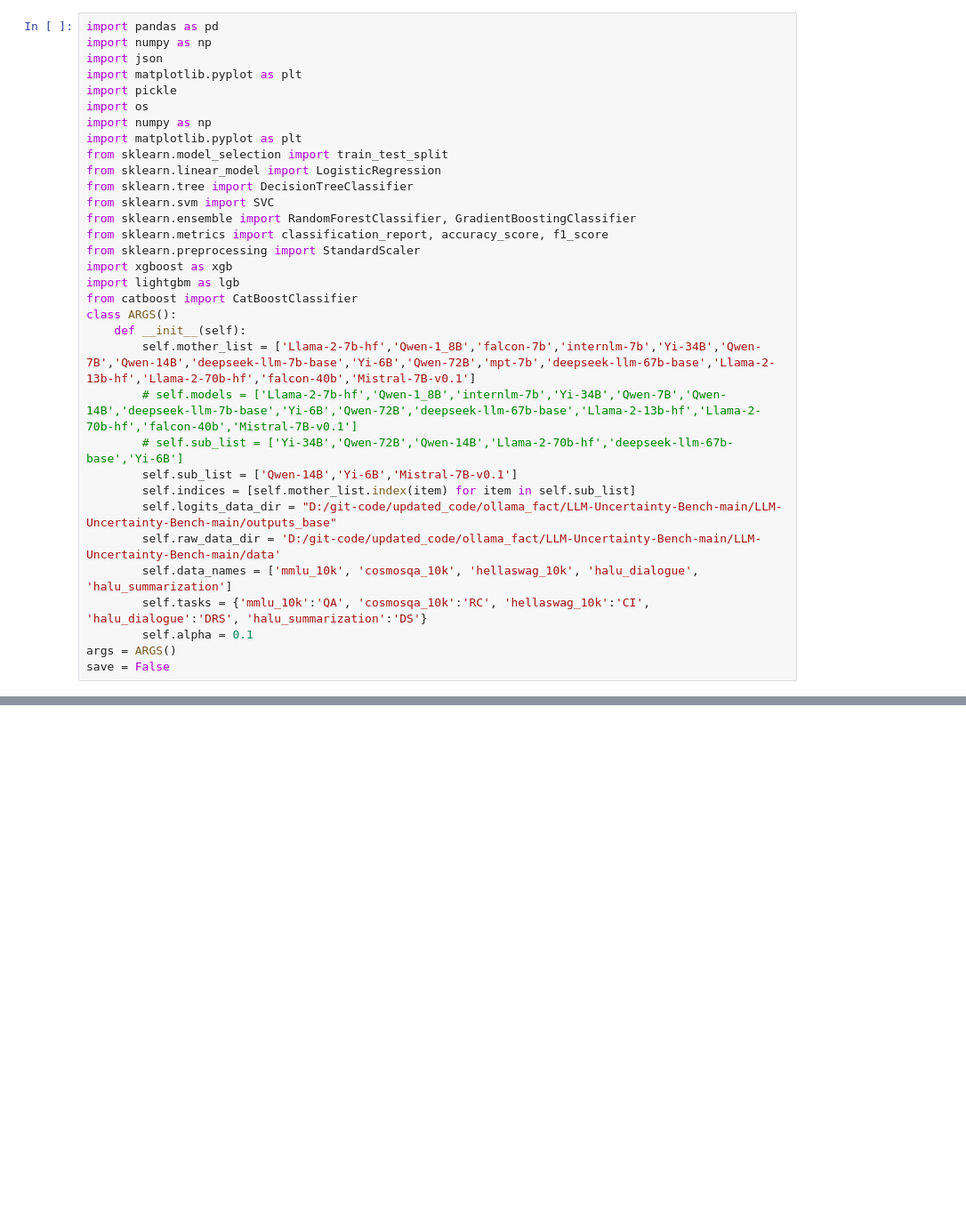
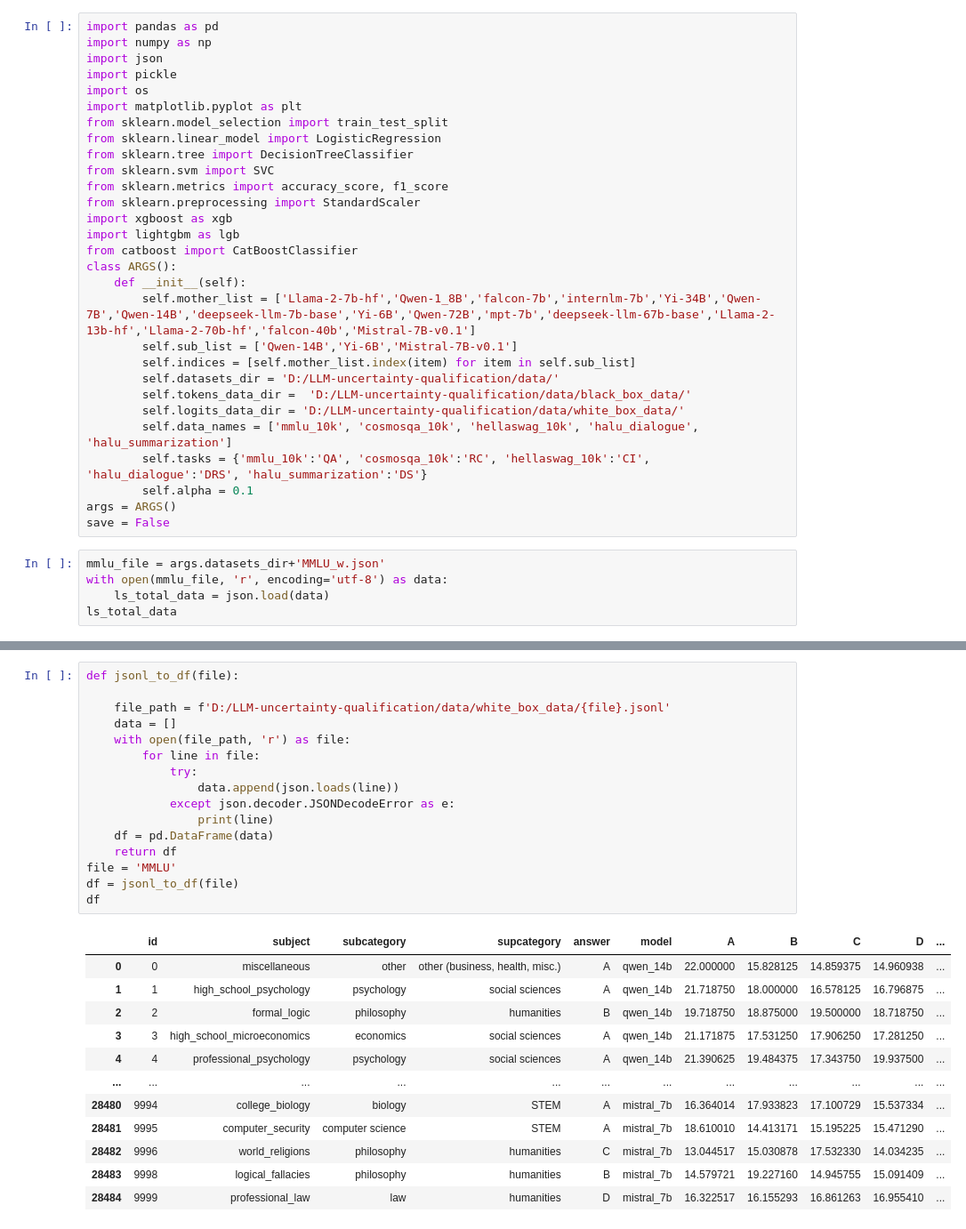
Before and after one commit to newyuser/LLM-uncertainty-qualification, a Jupyter notebook: code/combination_logits_token_w.ipynb, the cells around one changed output, grey strips where cells are left out. Shown at 89% size. Drawn from its saved outputs; the diff is of its cells as text; blank space fills up the shorter version.

```diff
--- a/code/combination_logits_token_w.ipynb
+++ b/code/combination_logits_token_w.ipynb
@@ -2,17 +2,14 @@
 import pandas as pd
 import numpy as np
 import json
-import matplotlib.pyplot as plt
 import pickle
 import os
-import numpy as np
 import matplotlib.pyplot as plt
 from sklearn.model_selection import train_test_split
 from sklearn.linear_model import LogisticRegression
 from sklearn.tree import DecisionTreeClassifier
 from sklearn.svm import SVC
-from sklearn.ensemble import RandomForestClassifier, GradientBoostingClassifier
-from sklearn.metrics import classification_report, accuracy_score, f1_score
+from sklearn.metrics import accuracy_score, f1_score
 from sklearn.preprocessing import StandardScaler
 import xgboost as xgb
 import lightgbm as lgb
@@ -20,14 +17,18 @@ from catboost import CatBoostClassifier
 class ARGS():
     def __init__(self):
         self.mother_list = ['Llama-2-7b-hf','Qwen-1_8B','falcon-7b','internlm-7b','Yi-34B','Qwen-7B','Qwen-14B','deepseek-llm-7b-base','Yi-6B','Qwen-72B','mpt-7b','deepseek-llm-67b-base','Llama-2-13b-hf','Llama-2-70b-hf','falcon-40b','Mistral-7B-v0.1']
-        # self.models = ['Llama-2-7b-hf','Qwen-1_8B','internlm-7b','Yi-34B','Qwen-7B','Qwen-14B','deepseek-llm-7b-base','Yi-6B','Qwen-72B','deepseek-llm-67b-base','Llama-2-13b-hf','Llama-2-70b-hf','falcon-40b','Mistral-7B-v0.1']
-        # self.sub_list = ['Yi-34B','Qwen-72B','Qwen-14B','Llama-2-70b-hf','deepseek-llm-67b-base','Yi-6B']
         self.sub_list = ['Qwen-14B','Yi-6B','Mistral-7B-v0.1']
         self.indices = [self.mother_list.index(item) for item in self.sub_list]
-        self.logits_data_dir = "D:/git-code/updated_code/ollama_fact/LLM-Uncertainty-Bench-main/LLM-Uncertainty-Bench-main/outputs_base"
-        self.raw_data_dir = 'D:/git-code/updated_code/ollama_fact/LLM-Uncertainty-Bench-main/LLM-Uncertainty-Bench-main/data'
+        self.datasets_dir = 'D:/LLM-uncertainty-qualification/data/'
+        self.tokens_data_dir =  'D:/LLM-uncertainty-qualification/data/black_box_data/'
+        self.logits_data_dir = 'D:/LLM-uncertainty-qualification/data/white_box_data/'
         self.data_names = ['mmlu_10k', 'cosmosqa_10k', 'hellaswag_10k', 'halu_dialogue', 'halu_summarization']
         self.tasks = {'mmlu_10k':'QA', 'cosmosqa_10k':'RC', 'hellaswag_10k':'CI', 'halu_dialogue':'DRS', 'halu_summarization':'DS'}
         self.alpha = 0.1
 args = ARGS()
 save = False
+# %%
+mmlu_file = args.datasets_dir+'MMLU_w.json'
+with open(mmlu_file, 'r', encoding='utf-8') as data:
+    ls_total_data = json.load(data)
+ls_total_data
@@ -79,3 +136,32 @@ def uncertainty_acc_result(title, PUT_data, cal = False, plot_results = True, sa
     if plot_results:
         plot_accuracy(results, title, save)
     return results
+# %%
+def jsonl_to_df(file):
+
+    file_path = f'D:/LLM-uncertainty-qualification/data/white_box_data/{file}.jsonl'
+    data = []
+    with open(file_path, 'r') as file:
+        for line in file:
+            try:
+                data.append(json.loads(line))
+            except json.decoder.JSONDecodeError as e:
+                print(line)
+    df = pd.DataFrame(data)
+    return df
+file = 'MMLU'
+df = jsonl_to_df(file)
+df
+# %% [output]
+|  | id | subject | subcategory | supcategory | answer | model | A | B | C | D | ... |
+| 0 | 0 | miscellaneous | other | other (business, health, misc.) | A | qwen_14b | 22.000000 | 15.828125 | 14.859375 | 14.960938 | ... |
+| 1 | 1 | high_school_psychology | psychology | social sciences | A | qwen_14b | 21.718750 | 18.000000 | 16.578125 | 16.796875 | ... |
+| 2 | 2 | formal_logic | philosophy | humanities | B | qwen_14b | 19.718750 | 18.875000 | 19.500000 | 18.718750 | ... |
+| 3 | 3 | high_school_microeconomics | economics | social sciences | A | qwen_14b | 21.171875 | 17.531250 | 17.906250 | 17.281250 | ... |
+| 4 | 4 | professional_psychology | psychology | social sciences | A | qwen_14b | 21.390625 | 19.484375 | 17.343750 | 19.937500 | ... |
+| ... | ... | ... | ... | ... | ... | ... | ... | ... | ... | ... | ... |
+| 28480 | 9994 | college_biology | biology | STEM | A | mistral_7b | 16.364014 | 17.933823 | 17.100729 | 15.537334 | ... |
+| 28481 | 9995 | computer_security | computer science | STEM | A | mistral_7b | 18.610010 | 14.413171 | 15.195225 | 15.471290 | ... |
+| 28482 | 9996 | world_religions | philosophy | humanities | C | mistral_7b | 13.044517 | 15.030878 | 17.532330 | 14.034235 | ... |
+| 28483 | 9998 | logical_fallacies | philosophy | humanities | B | mistral_7b | 14.579721 | 19.227160 | 14.945755 | 15.091409 | ... |
+| 28484 | 9999 | professional_law | law | humanities | D | mistral_7b | 16.322517 | 16.155293 | 16.861263 | 16.955410 | ... |
```
Also changed, not shown: parts of 27 cells of this notebook, 22 other files.
